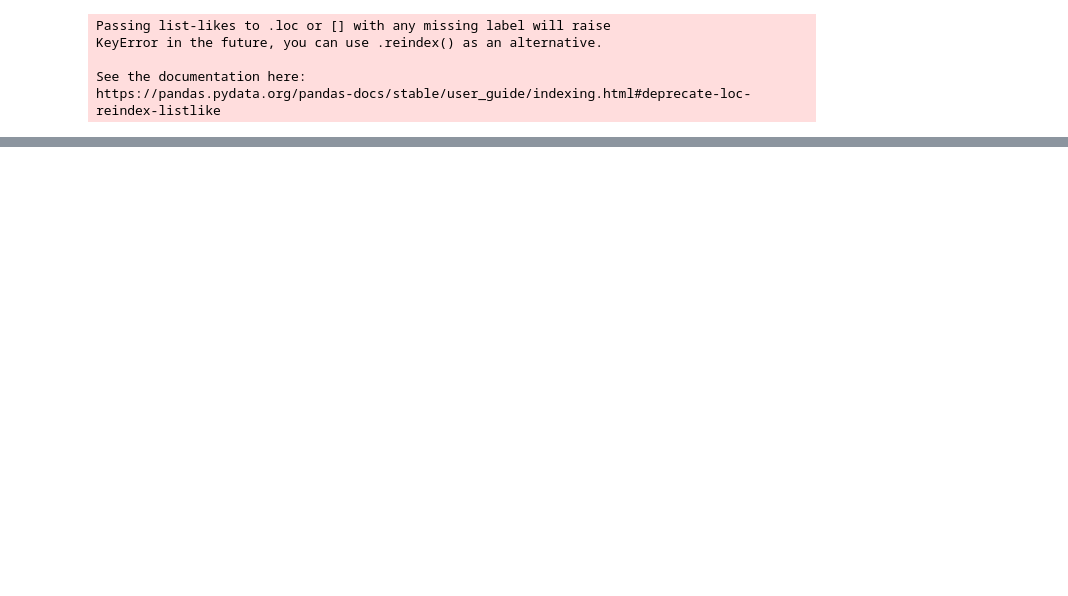
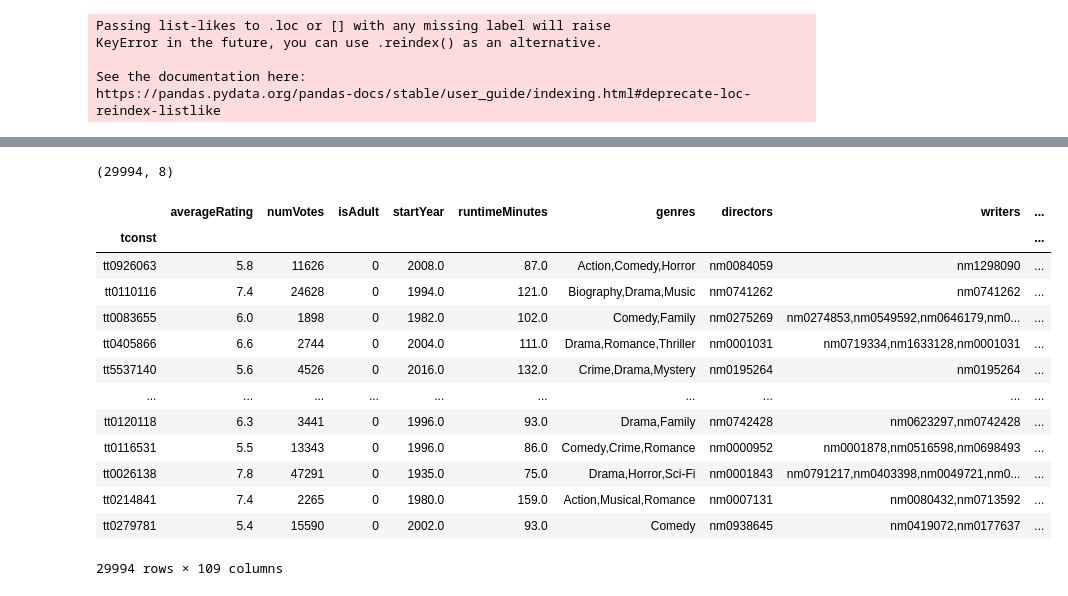
Before and after one commit to kennedyry/DS4400-Final-Project, a Jupyter notebook: DataCleaning.ipynb, the cells around one changed output, grey strips where cells are left out. Cells and saved outputs as stored; diff of their text form; code cells hidden in the pictures; blank space fills up the shorter version.

Commit message:
Added more to the data wrangling, added basic model class

```diff
--- a/DataCleaning.ipynb
+++ b/DataCleaning.ipynb
@@ -342,0 +370,54 @@ final_df
+# %%
+# Each key corresponds to a Movie, holds a dictionary of top actors and 1 / 0 designation for if it has that
+# Note, I thought it would be good to include the non_top_100 actors as just the total count they have instead of 1/0
+# Can change this if it isnt accurate, but I thought it better captured the random actors.
+top_actor_encodings = {}
+# Pandas .loc is extremely expensive for such large tables, so its better to do this in one pass
+# Only doing the .loc once saves a ton of computation for each movie
+for movie_id in set(df.index):
+    top_actor_encodings[movie_id] = {}
+    lof_actors = df.loc[movie_id]
+    sof_actors = set(lof_actors['nconst'])
+    for actor in top_actors:
+        if actor in sof_actors:
+            top_actor_encodings[movie_id][actor] = 1
+        else:
+            top_actor_encodings[movie_id][actor] = 0
+    number_of_non_top = len(sof_actors.difference(set(top_actors)))
+    top_actor_encodings[movie_id]['non_100'] = number_of_non_top
+# %%
+# Now go through and actually create the one-hot encoding columns
+
+# Some movies are missing data so we drop those
+movie_ids = set(movie_ids).intersection(set(df.index))
+final_df = final_df.loc[movie_ids]
+print(final_df.shape)
+
+# Adding the one-hot encoded columns
+for actor in top_actors + ['non_100']:
+    column = []
+    for movie_id in final_df.index:
+        if movie_id not in top_actor_encodings:
+            bad_ids.add()
+        column.append(top_actor_encodings[movie_id][actor])
+    col_name = f"actor_{actor}"
+    final_df[col_name] = column
+# %% [output]
+(29994, 8)
+# %%
+final_df
+# %% [output]
+|  | averageRating | numVotes | isAdult | startYear | runtimeMinutes | genres | directors | writers | ... |
+| tconst |  |  |  |  |  |  |  |  | ... |
+| tt0926063 | 5.8 | 11626 | 0 | 2008.0 | 87.0 | Action,Comedy,Horror | nm0084059 | nm1298090 | ... |
+| tt0110116 | 7.4 | 24628 | 0 | 1994.0 | 121.0 | Biography,Drama,Music | nm0741262 | nm0741262 | ... |
+| tt0083655 | 6.0 | 1898 | 0 | 1982.0 | 102.0 | Comedy,Family | nm0275269 | nm0274853,nm0549592,nm0646179,nm0... | ... |
+| tt0405866 | 6.6 | 2744 | 0 | 2004.0 | 111.0 | Drama,Romance,Thriller | nm0001031 | nm0719334,nm1633128,nm0001031 | ... |
+| tt5537140 | 5.6 | 4526 | 0 | 2016.0 | 132.0 | Crime,Drama,Mystery | nm0195264 | nm0195264 | ... |
+| ... | ... | ... | ... | ... | ... | ... | ... | ... | ... |
+| tt0120118 | 6.3 | 3441 | 0 | 1996.0 | 93.0 | Drama,Family | nm0742428 | nm0623297,nm0742428 | ... |
+| tt0116531 | 5.5 | 13343 | 0 | 1996.0 | 86.0 | Comedy,Crime,Romance | nm0000952 | nm0001878,nm0516598,nm0698493 | ... |
+| tt0026138 | 7.8 | 47291 | 0 | 1935.0 | 75.0 | Drama,Horror,Sci-Fi | nm0001843 | nm0791217,nm0403398,nm0049721,nm0... | ... |
+| tt0214841 | 7.4 | 2265 | 0 | 1980.0 | 159.0 | Action,Musical,Romance | nm0007131 | nm0080432,nm0713592 | ... |
+| tt0279781 | 5.4 | 15590 | 0 | 2002.0 | 93.0 | Comedy | nm0938645 | nm0419072,nm0177637 | ... |
+29994 rows × 109 columns
```
Also changed, not shown: parts of 15 cells of this notebook, 1 other file.
